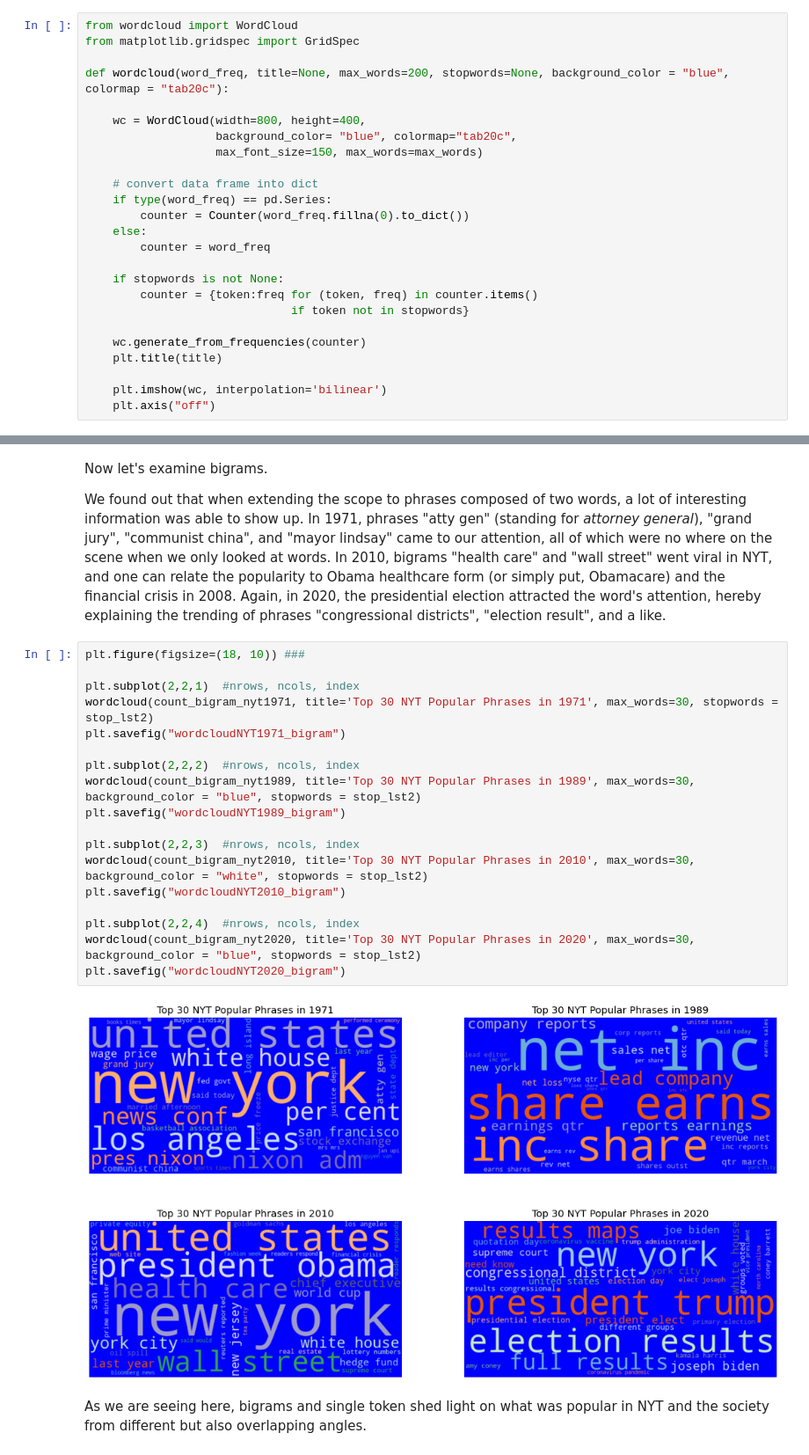
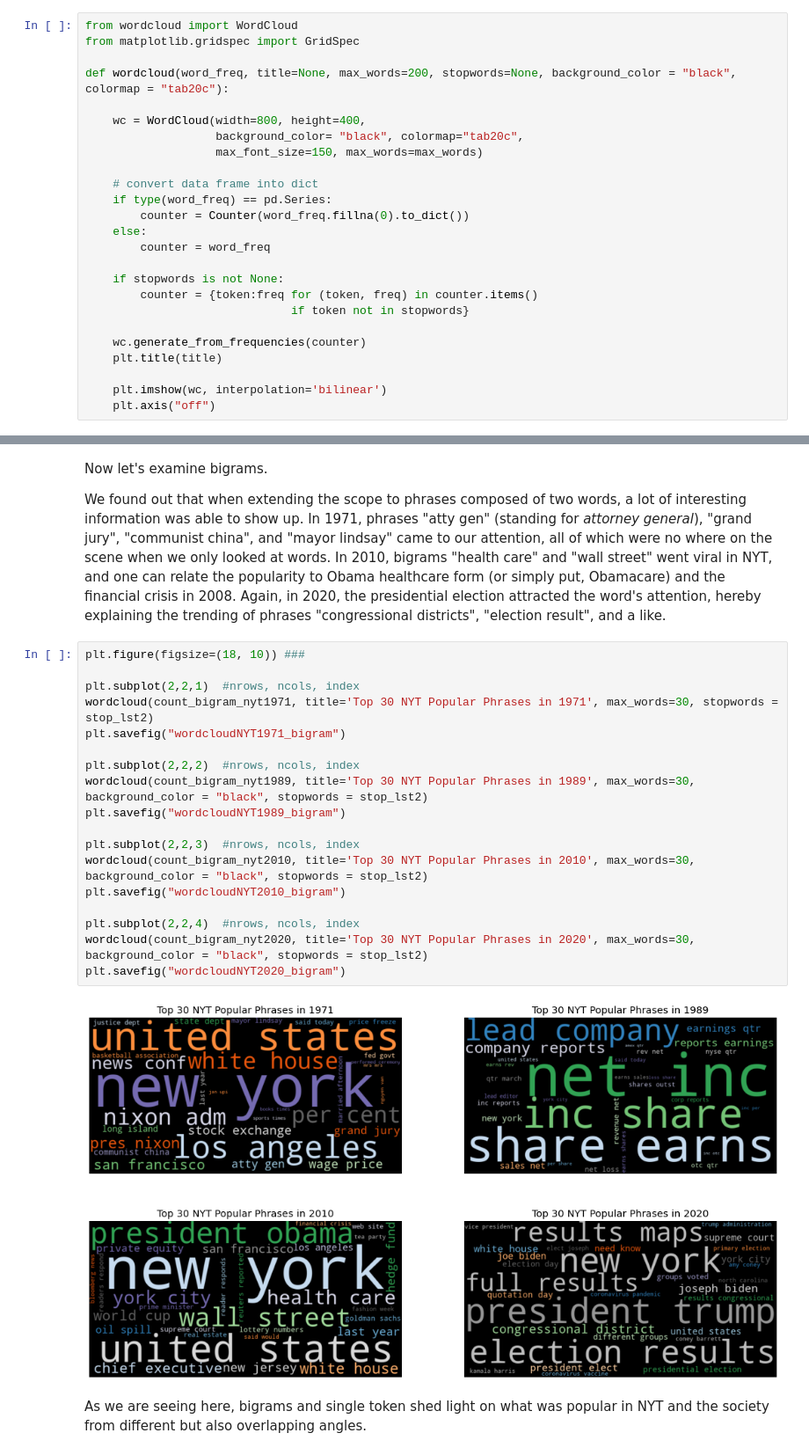
Before and after one commit to jcvincentliu/Diving-into-NYT-Articles-in-Four-Years, a Jupyter notebook: project.ipynb, the cells around one changed output, grey strips where cells are left out. Shown at 88% size. Cells and saved outputs as stored; diff of their text form.

```diff
--- a/project.ipynb
+++ b/project.ipynb
@@ -317,10 +315,10 @@ With these stop words in mind, now let's make word clouds. Word cloud is a visua
 from wordcloud import WordCloud
 from matplotlib.gridspec import GridSpec
 
-def wordcloud(word_freq, title=None, max_words=200, stopwords=None, background_color = "blue", colormap = "tab20c"):
+def wordcloud(word_freq, title=None, max_words=200, stopwords=None, background_color = "black", colormap = "tab20c"):
 
     wc = WordCloud(width=800, height=400,
-                   background_color= "blue", colormap="tab20c",
+                   background_color= "black", colormap="tab20c",
                    max_font_size=150, max_words=max_words)
 
     # convert data frame into dict
@@ -367,23 +365,23 @@ We found out that when extending the scope to phrases composed of two words, a l
 # %%
 plt.figure(figsize=(18, 10)) ###
 
 plt.subplot(2,2,1)  #nrows, ncols, index
 wordcloud(count_bigram_nyt1971, title='Top 30 NYT Popular Phrases in 1971', max_words=30, stopwords = stop_lst2)
 plt.savefig("wordcloudNYT1971_bigram")
 
 plt.subplot(2,2,2)  #nrows, ncols, index
-wordcloud(count_bigram_nyt1989, title='Top 30 NYT Popular Phrases in 1989', max_words=30, background_color = "blue", stopwords = stop_lst2)
+wordcloud(count_bigram_nyt1989, title='Top 30 NYT Popular Phrases in 1989', max_words=30, background_color = "black", stopwords = stop_lst2)
 plt.savefig("wordcloudNYT1989_bigram")
 
 plt.subplot(2,2,3)  #nrows, ncols, index
-wordcloud(count_bigram_nyt2010, title='Top 30 NYT Popular Phrases in 2010', max_words=30, background_color = "white", stopwords = stop_lst2)
+wordcloud(count_bigram_nyt2010, title='Top 30 NYT Popular Phrases in 2010', max_words=30, background_color = "black", stopwords = stop_lst2)
 plt.savefig("wordcloudNYT2010_bigram")
 
 plt.subplot(2,2,4)  #nrows, ncols, index
-wordcloud(count_bigram_nyt2020, title='Top 30 NYT Popular Phrases in 2020', max_words=30, background_color = "blue", stopwords = stop_lst2)
+wordcloud(count_bigram_nyt2020, title='Top 30 NYT Popular Phrases in 2020', max_words=30, background_color = "black", stopwords = stop_lst2)
 plt.savefig("wordcloudNYT2020_bigram")
 # %% [output]
-[figure, old version]
+[figure, new version]
 # %% [markdown]
 
 As we are seeing here, bigrams and single token shed light on what was popular in NYT and the society from different but also overlapping angles.
```
Also changed, not shown: parts of 6 cells of this notebook.
